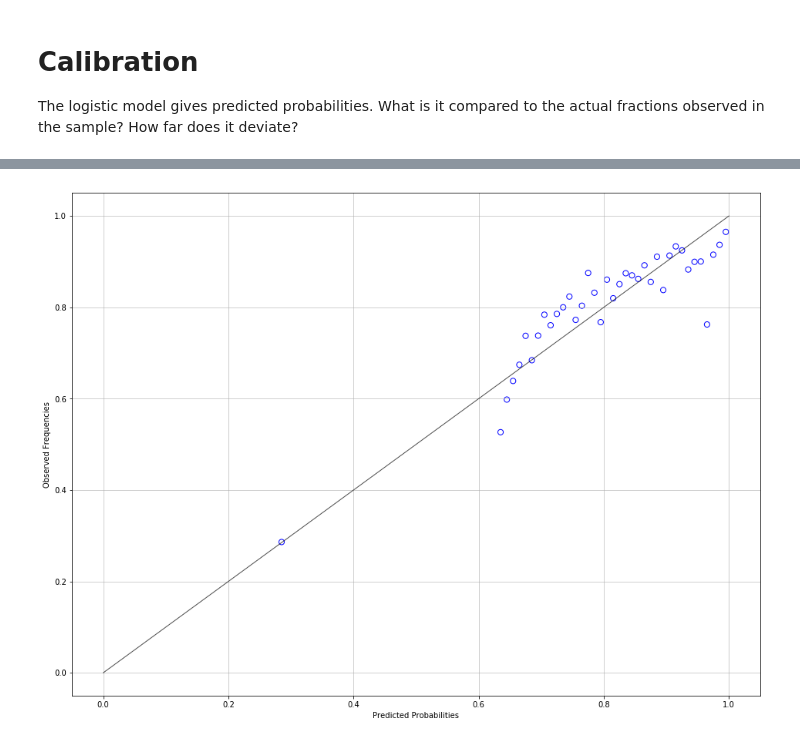
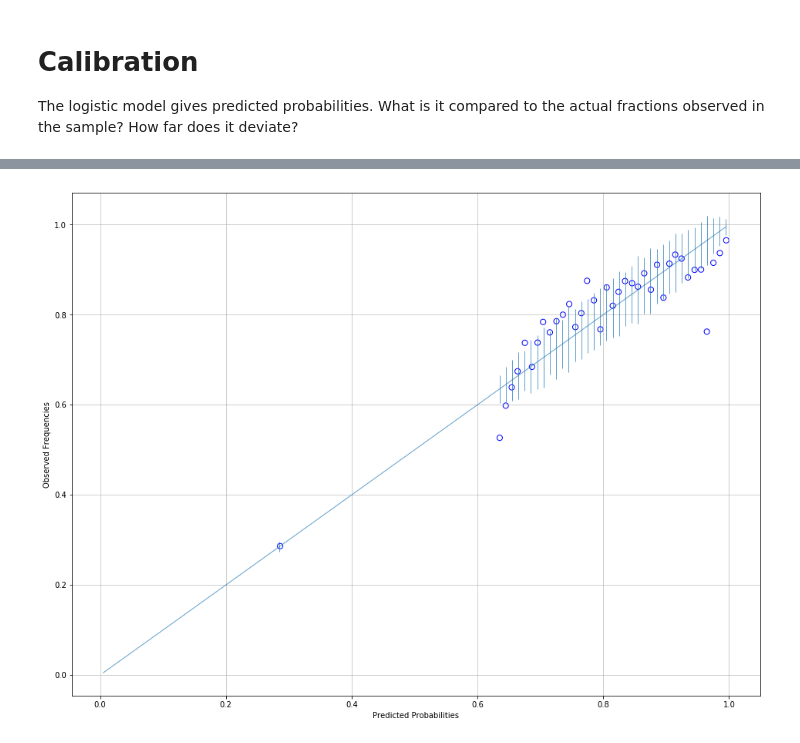
Before and after one commit to bhaney/snoq_rainfall, a Jupyter notebook: Logistic_regression_rainfall_prediction.ipynb, the cells around one changed output, grey strips where cells are left out. Saved outputs shown, nothing was run; the diff lists cells and outputs as text; code cells hidden in the pictures.

Commit message:
logistic

```diff
--- a/Logistic_regression_rainfall_prediction.ipynb
+++ b/Logistic_regression_rainfall_prediction.ipynb
@@ -26,7 +26,7 @@ from itertools import cycle
 rainfall_sequence = snoqualmie.values.flatten()
 rainfall_sequence = rainfall_sequence[~np.isnan(rainfall_sequence)]
 
-snoq = pd.DataFrame(columns=['year','day','rainfall today','rainfall tomorrow','rained today?','rained tomorrow?'])
+snoq = pd.DataFrame()
 years = range(1948,1984)
 days_per_year = cycle((366, 365, 365, 365))
 for year_i, num_days in zip(range(len(years)), days_per_year):
@@ -662,5 +673,0 @@ calib_df.head(20)
-# %%
-linex = np.linspace(0,1,101)
-i = 99
-predictions = calib_df[(calib_df['predict frac'] > linex[i]) & (calib_df['predict frac'] <= linex[i+1])]
-predictions['predict frac'].std()
@@ -679,0 +684,31 @@ for i in range(len(linex)-1):
+# %%
+#create a dataframe to use to plot
+plot_df = pd.DataFrame()
+linex = np.linspace(0,1,101)
+
+for i in range(len(linex)-1):
+    predictions = calib_df[(calib_df['predict frac'] > linex[i]) & (calib_df['predict frac'] <= linex[i+1])]
+    predict_center = (linex[i]+linex[i+1])/2.
+    counts = predictions['rain today count'].sum()
+    if predictions.shape[0] == 0:
+        predicted_mean = np.nan
+        measured_mean = np.nan
+        std_err_reg = np.nan
+        std_err = np.nan
+    else:
+        predicted_mean = predictions['predict frac'].mean()
+        measured_mean = predictions['measured frac'].mean()
+        #propagate errors from regression - add predicted errors in quadrature to get std err of regression
+        weighted_norm = np.dot(predictions['rain today count']*predictions['std err'],predictions['std err'])
+        std_err_reg = np.sqrt(weighted_norm/(counts**2))
+        # If you want errors around the predictions, have to include the noise error too
+        # The noise is unknown, but since we are using linear-logistic model, we assume binominal
+        binomial_var = predictions['predict frac']*(1-predictions['predict frac']) #variance for a bernoulli trial
+        binomial_var = ((predictions['rain today count']*binomial_var).sum())/(counts**2)
+        std_err = np.sqrt(std_err_reg**2 + binomial_var)
+    data = pd.DataFrame({'counts':counts,'predicted center':[predict_center],'predicted mean':[predicted_mean],
+                         'measured mean':[measured_mean], 'regression std err':[std_err_reg],
+                         'prediction std err': [std_err]})
+    plot_df = pd.concat([plot_df, data],axis=0, ignore_index=True)
+plot_df = plot_df.sort_values(by=['predicted center'])
+plot_df[60:70]
@@ -680,10 +740,12 @@ for i in range(len(linex)-1):
 # %%
 plt.close('all')
 plt.figure(figsize=(16,12))
-plt.plot(linex, linex, 'k-', lw=1, alpha=0.70)
-plt.scatter(x=plot_df['predict frac'].values, y=plot_df['measured mean'].values, s=50, color='blue',marker='o',facecolors='none');
+yerr = 1.96*plot_df['prediction std err'].values
+plt.errorbar(x=plot_df['predicted center'].values, y=plot_df['predicted center'].values, yerr=yerr, lw=1, alpha=0.70)
+plt.scatter(x=plot_df['predicted mean'].values, y=plot_df['measured mean'].values, s=50, color='blue',marker='o',facecolors='none');
 plt.xlabel('Predicted Probabilities')
 plt.ylabel('Observed Frequencies')
 plt.grid(axis='both', alpha=0.75)
+# Assuming the noise is binomial, this plots the error around the predicted probability
 # %% [output]
-[figure, old version]
+[figure, new version]
```
Also changed, not shown: parts of 21 cells of this notebook.
